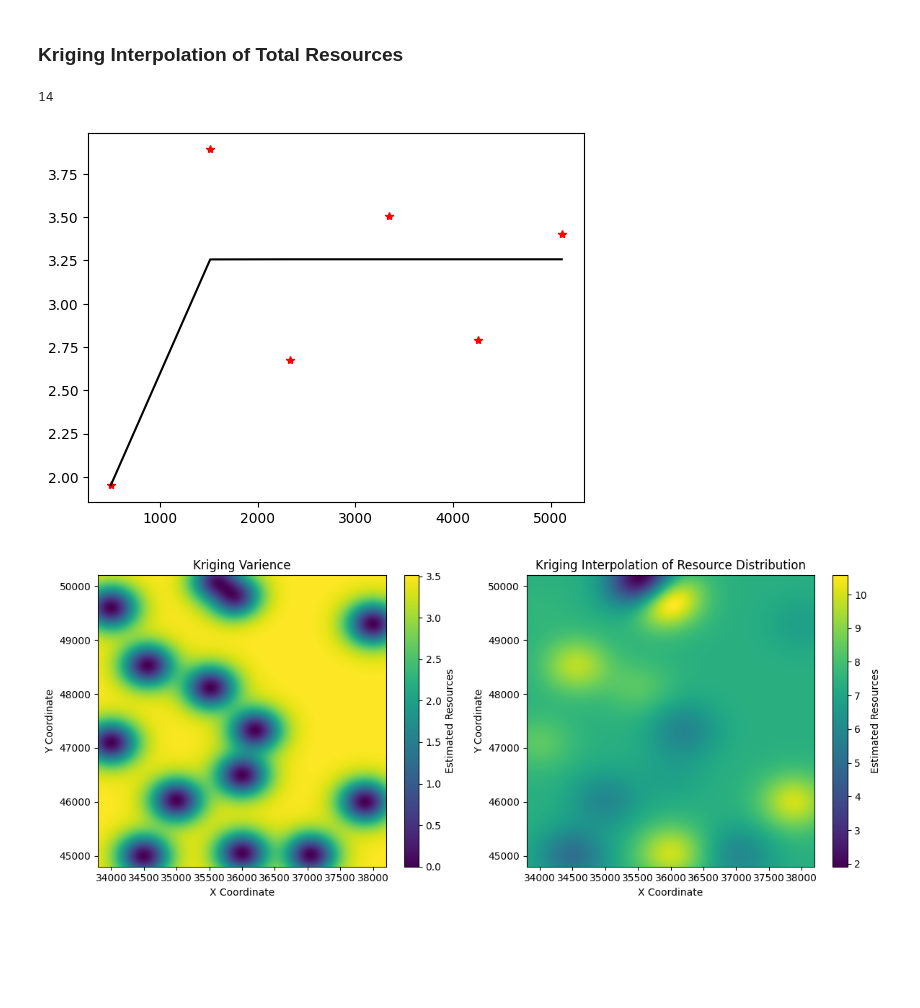
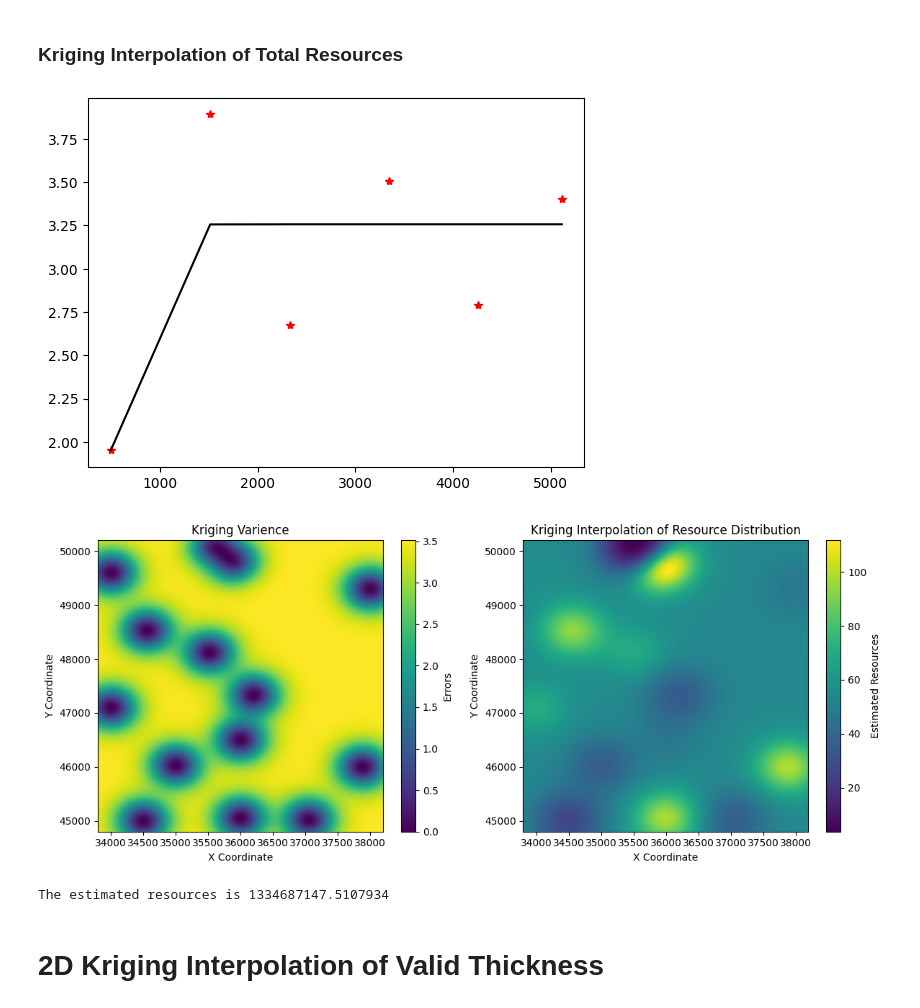
Before and after one commit to zivmax/model-2024c, a Jupyter notebook: code/kriging2D.ipynb, the cells around one changed output. Saved outputs shown, nothing was run; the diff lists cells and outputs as text; code cells hidden in the pictures; blank space fills up the shorter version.

```diff
--- a/code/kriging2D.ipynb
+++ b/code/kriging2D.ipynb
@@ -22,20 +22,21 @@ for sensor_data in sensor_data_list:
     sensor_data.dropna(inplace=True)
 # %% [markdown]
 # Kriging 2D Interpolation
+# %%
+X = well_info['X']
+Y = well_info['Y']
+
+# Define grid points for interpolation
+grid_x = np.arange(min(X)-200, max(X)+200, 2.0)
+grid_y = np.arange(min(Y)-200, max(Y)+200, 2.0)
 # %% [markdown]
 ### Kriging Interpolation of Total Resources
 # %%
 from pykrige.ok import OrdinaryKriging
 
-# 假设 well_info 是一个包含井点信息的DataFrame，其中包含X坐标、Y坐标和资源总量
-X = well_info['X']
-Y = well_info['Y']
 values = np.log(well_info['Total Resources'])
 
-print(len(values))
-
-# 创建OrdinaryKriging对象，这里只是为了生成实验变异函数
-ok = OrdinaryKriging(
+ok_res = OrdinaryKriging(
     X,
     Y,
     values,
@@ -43,35 +44,38 @@ ok = OrdinaryKriging(
     enable_plotting=True
 )
 # %% [output]
-14
 [figure]
-# %%
-# Define grid points for interpolation
-grid_x = np.arange(min(X)-200, max(X)+200, 1.0)
-grid_y = np.arange(min(Y)-200, max(Y)+200, 1.0)
-
-# Perform the interpolation
-z, ss = ok.execute('grid', grid_x, grid_y)
+# %%
+# Perform the interpolation
+z_res, ss_res = ok_res.execute('grid', grid_x, grid_y)
 # %%
 # Create a figure with two subplots
 fig, axs = plt.subplots(1, 2, figsize=(12, 5))  # 1 row, 2 columns
 
 # Plot the first kriging result on the first subplot
-c1 = axs[0].pcolormesh(grid_x, grid_y, ss, shading='auto')
-fig.colorbar(c1, ax=axs[0], label='Estimated Resources')
+c1 = axs[0].pcolormesh(grid_x, grid_y, ss_res, shading='auto')
+fig.colorbar(c1, ax=axs[0], label='Errors')
 axs[0].set_xlabel('X Coordinate')
 axs[0].set_ylabel('Y Coordinate')
 axs[0].set_title('Kriging Varience')
 
 # Plot the second kriging result on the second subplot
-c2 = axs[1].pcolormesh(grid_x, grid_y, z, shading='auto')
+c2 = axs[1].pcolormesh(grid_x, grid_y, np.power(z_res, 2), shading='auto')
 fig.colorbar(c2, ax=axs[1], label='Estimated Resources')
 axs[1].set_xlabel('X Coordinate')
 axs[1].set_ylabel('Y Coordinate')
 axs[1].set_title('Kriging Interpolation of Resource Distribution')
 
 # Show the plot
 plt.tight_layout()
 plt.show()
 # %% [output]
-[figure, old version]
+[figure, new version]
+# %%
+# Calculate the sum of the estimated resources
+estimated_resources = np.sum(np.power(z_res, 2)) * 4
+print(f'The estimated resources is {estimated_resources}')
+# %% [output]
+The estimated resources is 1334687147.5107934
+# %% [markdown]
+# 2D Kriging Interpolation of Valid Thickness
```
Also changed, not shown: parts of 3 cells of this notebook, 2 other files.
